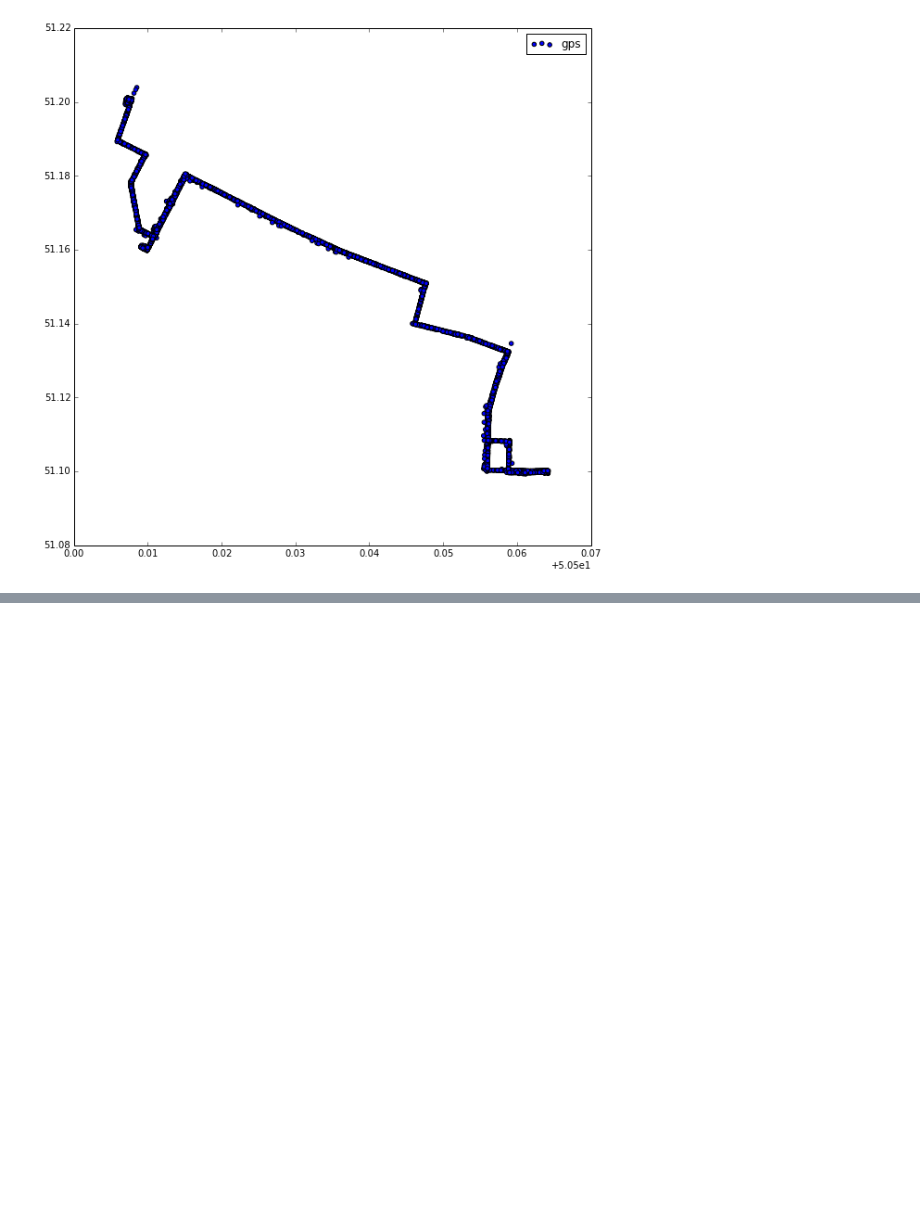
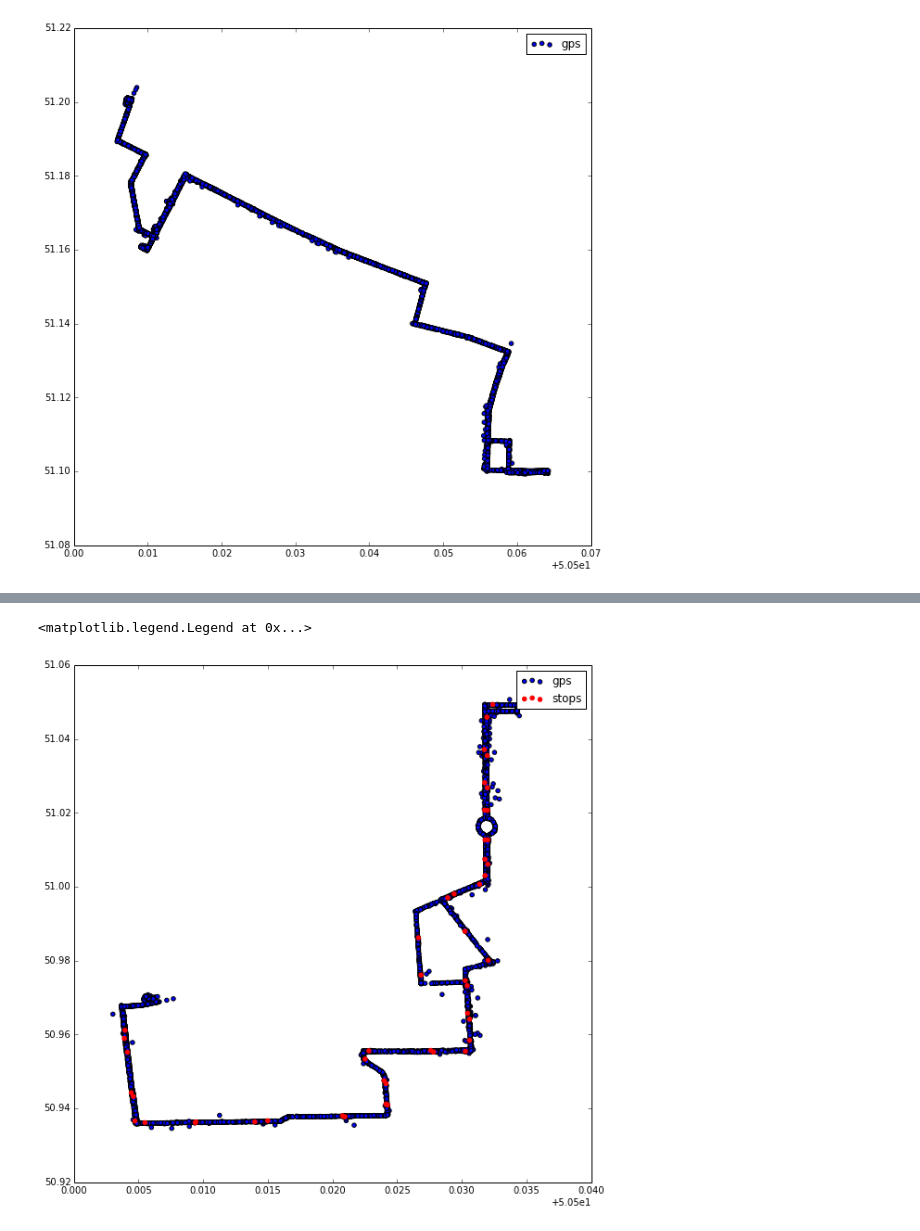
Before and after one commit to yandexdataschool/datanight2015-starterkit, a Jupyter notebook: 3-Visualize_data.ipynb, the cells around one changed output, grey strips where cells are left out. Drawn from its saved outputs; the diff is of its cells as text; code cells hidden in the pictures; blank space fills up the shorter version.

```diff
--- a/3-Visualize_data.ipynb
+++ b/3-Visualize_data.ipynb
@@ -42,3 +42,8 @@ plt.legend(['gps'])
 # %% [output]
 <matplotlib.legend.Legend at 0x...>
 [figure]
+# %%
+path_to_debug_data = 'debug.tsv'
+debug_data_df = pd.read_csv(path_to_debug_data, sep='\t', names=['TYPE', 'ROUTE', 'X', 'Y'])
+
+debug_data_df.head()
@@ -44,0 +57,11 @@ plt.legend(['gps'])
+# %%
+route = data_df[data_df['ROUTE'] == 86][data_df['TYPE'] == 'bus']
+stops = debug_data_df[debug_data_df['ROUTE'] == 86][debug_data_df['TYPE'] == 'bus']
+
+plt.figure(figsize=(10, 10))
+plt.scatter(route.X, route.Y)
+plt.scatter(stops.X, stops.Y, color='red')
+plt.legend(['gps', 'stops'])
+# %% [output]
+<matplotlib.legend.Legend at 0x...>
+[figure, added]
```
Also changed, not shown: parts of 3 cells of this notebook, 2 other files.
